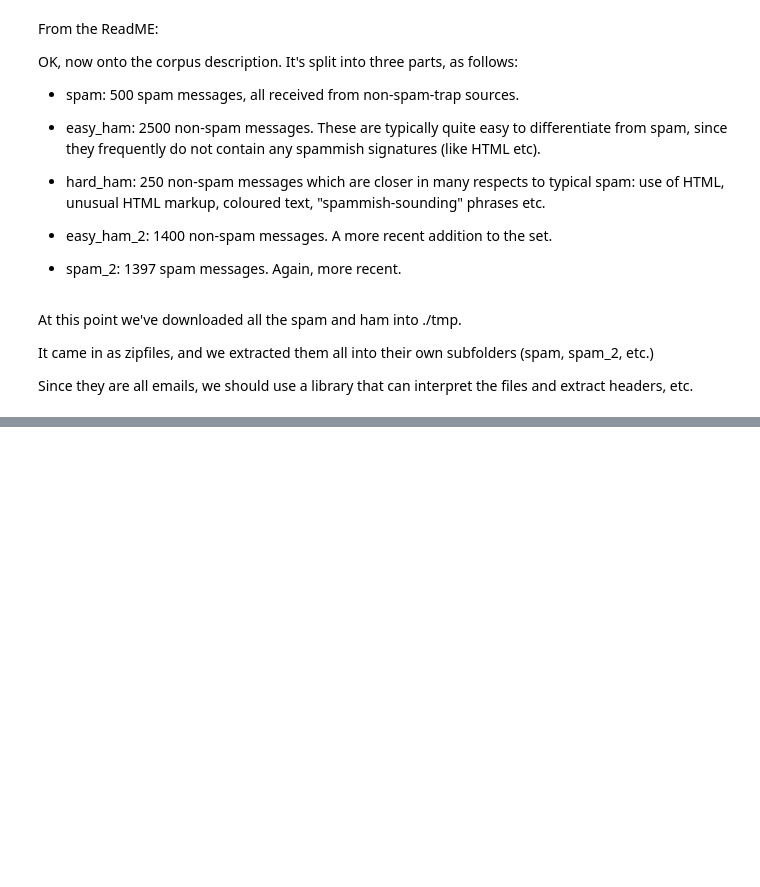
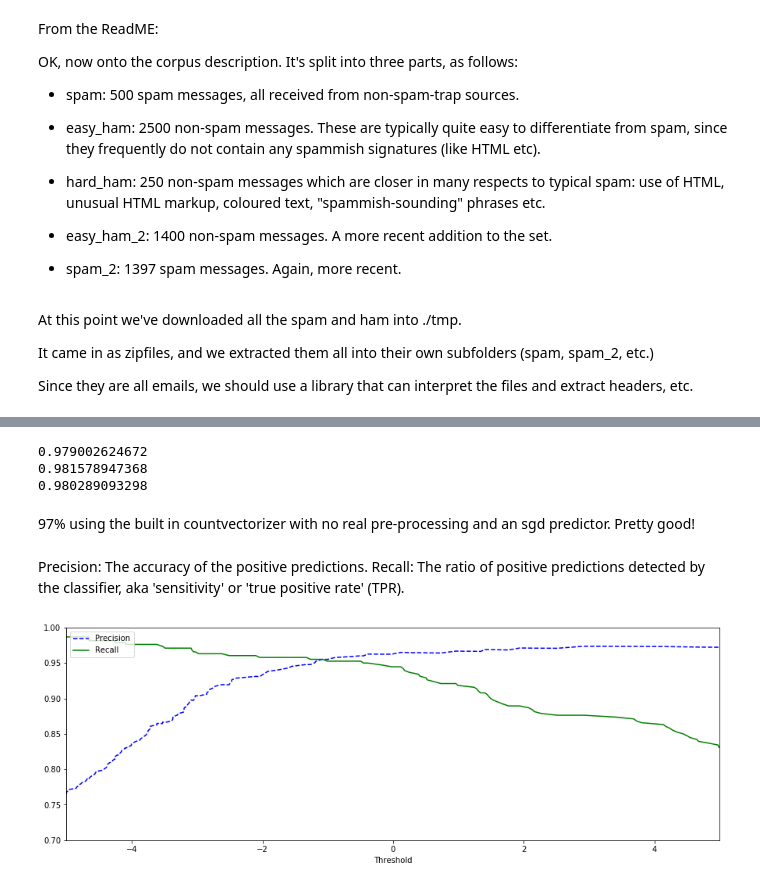
Before and after one commit to Kallin/data_sci_explore, a Jupyter notebook: work/external_tutorials/hands_on_machine_learning/chapter_3/exercises_3.ipynb, the cells around one changed output, grey strips where cells are left out. Drawn from its saved outputs; the diff is of its cells as text; code cells hidden in the pictures; blank space fills up the shorter version.

```diff
--- a/work/external_tutorials/hands_on_machine_learning/chapter_3/exercises_3.ipynb
+++ b/work/external_tutorials/hands_on_machine_learning/chapter_3/exercises_3.ipynb
@@ -235,0 +200,3 @@ text6.collocations()
+# %%
+def flatten(lists):
+    return [j for i in lists for j in i]
@@ -235,0 +365,5 @@ text6.collocations()
+# %%
+train_x = strat_train_set['text_content'].values
+train_y = strat_train_set['is_spam'].values
+test_x = strat_test_set['text_content'].values
+test_y = strat_test_set['is_spam'].values
@@ -235,0 +435,6 @@ text6.collocations()
+# %%
+best_vanilla_estimator = grid_search.best_estimator_
+test_y_predicted = best_vanilla_estimator.predict(test_x)
+from sklearn.metrics import accuracy_score
+# accuracy is the % of predicated values that match the expected targets
+accuracy_score(test_y, test_y_predicted)
@@ -235,0 +507,51 @@ text6.collocations()
+# %%
+# let's check
+from sklearn.metrics import precision_score, recall_score
+from sklearn.metrics import f1_score
+
+print(precision_score(test_y, test_y_predicted))
+print(recall_score(test_y, test_y_predicted))
+print(f1_score(test_y, test_y_predicted))
+# %% [output]
+0.979002624672
+0.981578947368
+0.980289093298
+# %% [markdown]
+97% using the built in countvectorizer with no real pre-processing and an sgd predictor. Pretty good!
+# %%
+from sklearn.model_selection import cross_val_predict
+y_scores = cross_val_predict(best_vanilla_estimator, test_x, test_y, cv=3,
+                             method="decision_function")
+# %% [markdown]
+Precision: The accuracy of the positive predictions. Recall: The ratio of positive predictions detected by the classifier, aka 'sensitivity' or 'true positive rate' (TPR).
+# %%
+# the TRUE case is for spam.
+# so true positive is we've correctly identified spam
+# true negative is we've correctly identified ham
+# false positive is we've misidentified ham as spam (this maybe worst, as emails go missing) (Type 1 Error)
+# false negative is we've misidentified spam as ham (Type 2 Error)
+
+
+%matplotlib inline
+import matplotlib
+import matplotlib.pyplot as plt
+
+from sklearn.metrics import precision_recall_curve
+
+precisions, recalls, thresholds = precision_recall_curve(test_y, y_scores)
+
+def plot_precision_recall_vs_threshold(precisions, recalls, thresholds):
+    plt.figure(figsize=(15, 5))
+    plt.plot(thresholds, precisions[:-1], "b--", label="Precision")
+    plt.plot(thresholds, recalls[:-1], "g-", label="Recall")
+    plt.xlabel("Threshold")
+    plt.legend(loc="upper left")
+    plt.ylim([0.7, 1])
+    plt.xlim([-5, 5])
+
+
+plot_precision_recall_vs_threshold(precisions, recalls, thresholds)
+
+plt.show()
+# %% [output]
+[figure, added]
```
Also changed, not shown: parts of 86 cells of this notebook, 3 other files.
